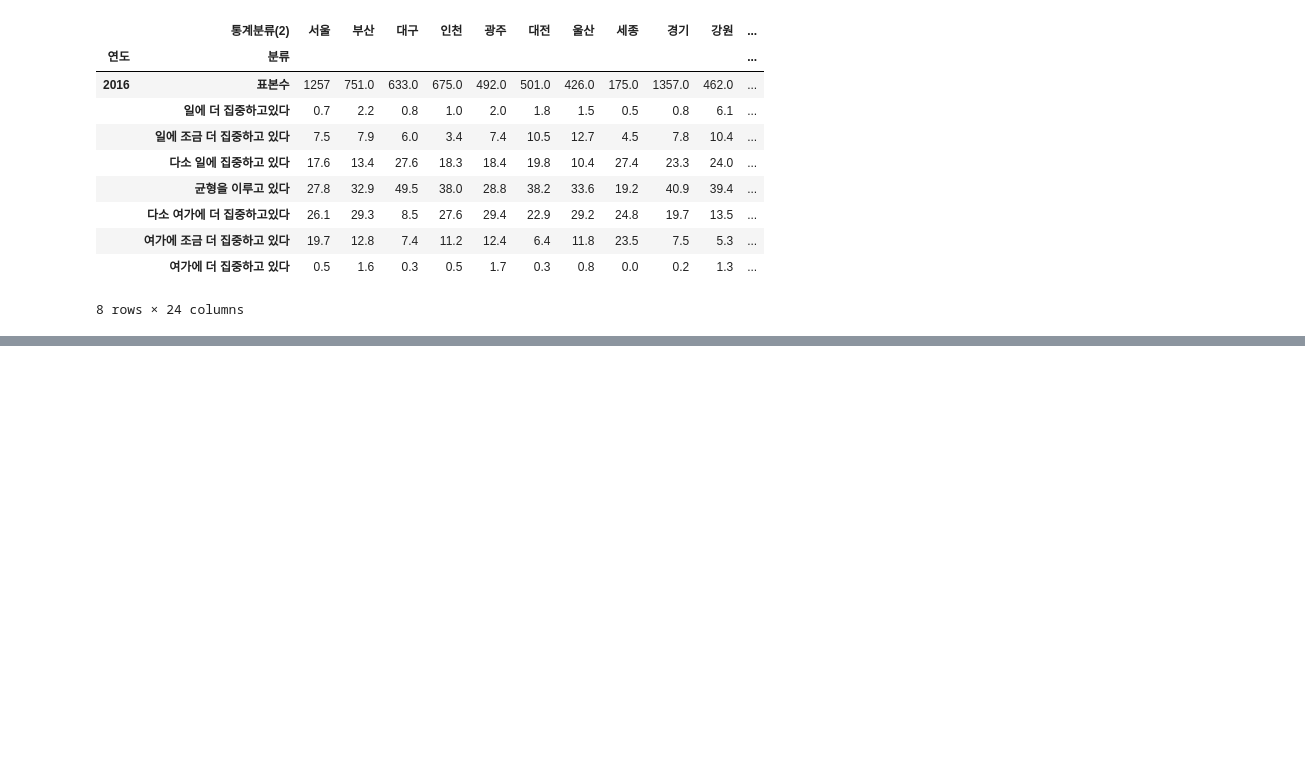
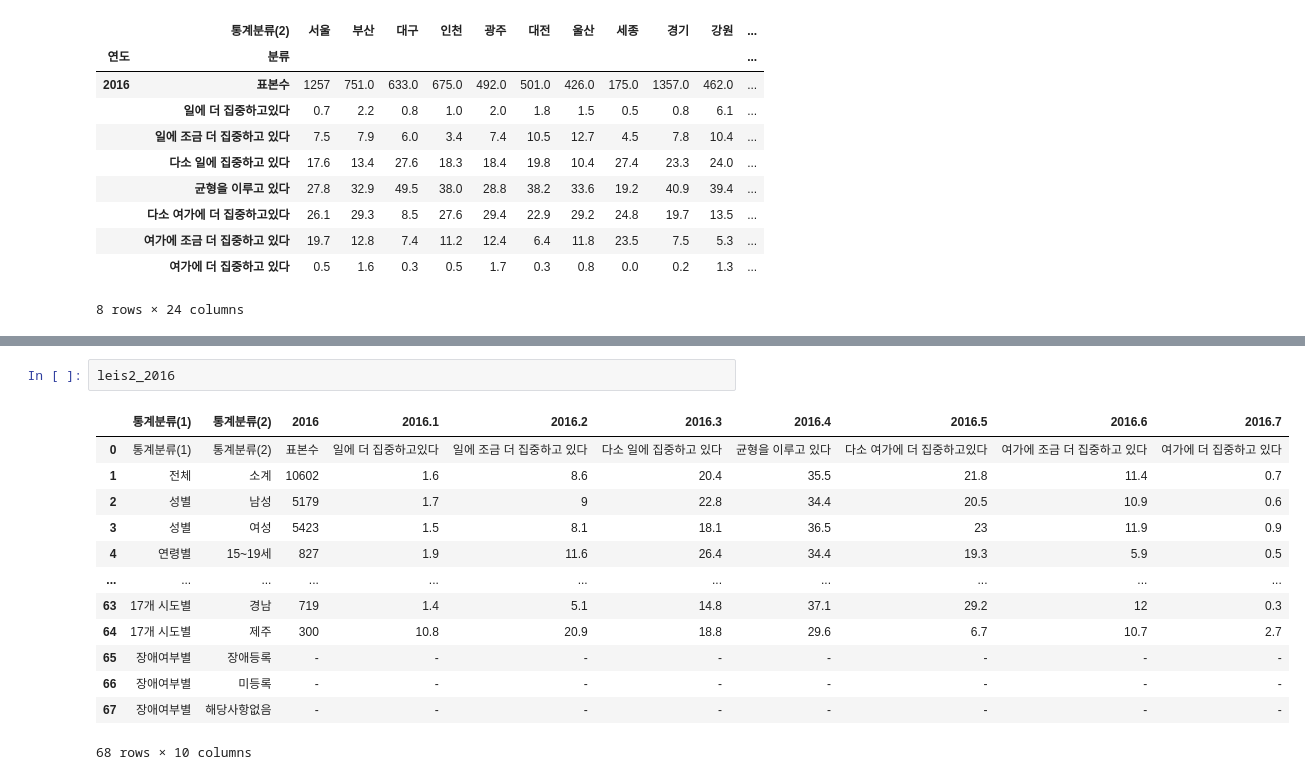
Before and after one commit to nyeokinyeoki/Toy-Projects-with-Tableau, a Jupyter notebook: Side_pro_leis.ipynb, the cells around one changed output, grey strips where cells are left out. Cells and saved outputs as stored; diff of their text form; blank space fills up the shorter version.

```diff
--- a/Side_pro_leis.ipynb
+++ b/Side_pro_leis.ipynb
@@ -146,0 +162,16 @@ pd.concat([leis_17개_시도별_2016, leis_가구소득별_2016],axis=1)
+# %%
+leis2_2016
+# %% [output]
+|  | 통계분류(1) | 통계분류(2) | 2016 | 2016.1 | 2016.2 | 2016.3 | 2016.4 | 2016.5 | 2016.6 | 2016.7 |
+| 0 | 통계분류(1) | 통계분류(2) | 표본수 | 일에 더 집중하고있다 | 일에 조금 더 집중하고 있다 | 다소 일에 집중하고 있다 | 균형을 이루고 있다 | 다소 여가에 더 집중하고있다 | 여가에 조금 더 집중하고 있다 | 여가에 더 집중하고 있다 |
+| 1 | 전체 | 소계 | 10602 | 1.6 | 8.6 | 20.4 | 35.5 | 21.8 | 11.4 | 0.7 |
+| 2 | 성별 | 남성 | 5179 | 1.7 | 9 | 22.8 | 34.4 | 20.5 | 10.9 | 0.6 |
+| 3 | 성별 | 여성 | 5423 | 1.5 | 8.1 | 18.1 | 36.5 | 23 | 11.9 | 0.9 |
+| 4 | 연령별 | 15~19세 | 827 | 1.9 | 11.6 | 26.4 | 34.4 | 19.3 | 5.9 | 0.5 |
+| ... | ... | ... | ... | ... | ... | ... | ... | ... | ... | ... |
+| 63 | 17개 시도별 | 경남 | 719 | 1.4 | 5.1 | 14.8 | 37.1 | 29.2 | 12 | 0.3 |
+| 64 | 17개 시도별 | 제주 | 300 | 10.8 | 20.9 | 18.8 | 29.6 | 6.7 | 10.7 | 2.7 |
+| 65 | 장애여부별 | 장애등록 | - | - | - | - | - | - | - | - |
+| 66 | 장애여부별 | 미등록 | - | - | - | - | - | - | - | - |
+| 67 | 장애여부별 | 해당사항없음 | - | - | - | - | - | - | - | - |
+68 rows × 10 columns
```
Also changed, not shown: parts of 3 cells of this notebook.
